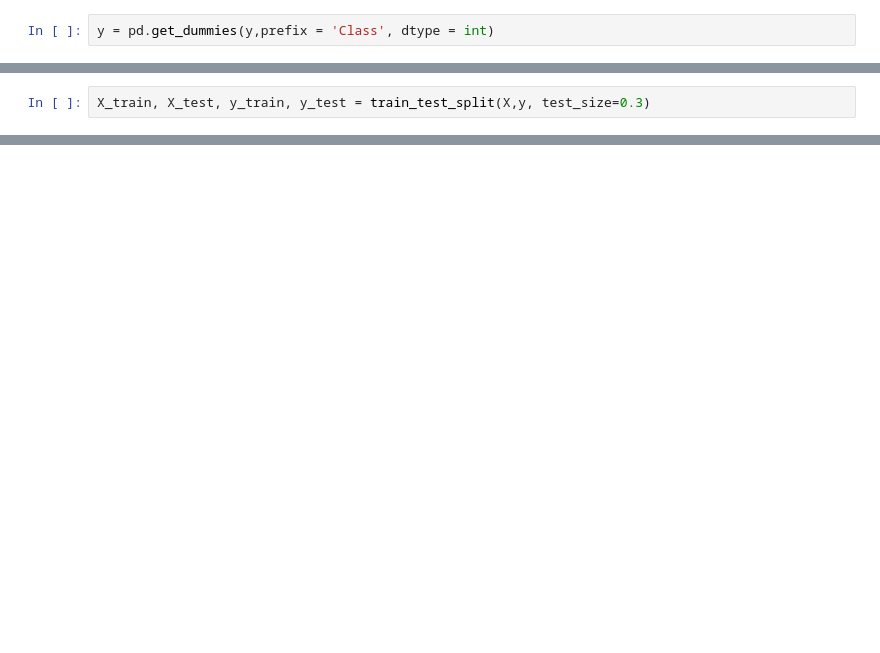
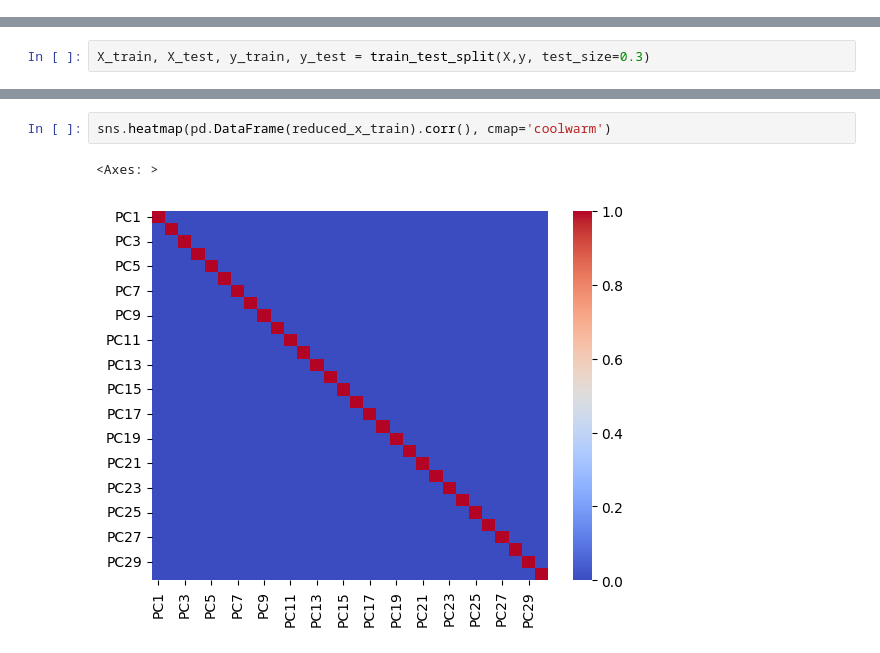
Before and after one commit to jotanavarrete/goalguru, a Jupyter notebook: notebooks/juan/soccer_model_training.ipynb, the cells around one changed output, grey strips where cells are left out. Drawn from its saved outputs; the diff is of its cells as text; blank space fills up the shorter version.

```diff
--- a/notebooks/juan/soccer_model_training.ipynb
+++ b/notebooks/juan/soccer_model_training.ipynb
@@ -218,2 +249,0 @@ X.shape
-# %%
-y = pd.get_dummies(y,prefix = 'Class', dtype = int)
@@ -230,0 +290,5 @@ reduced_x_test = pd.DataFrame(data = pca.transform(X_test), columns = ['PC1', 'P
+# %%
+sns.heatmap(pd.DataFrame(reduced_x_train).corr(), cmap='coolwarm')
+# %% [output]
+<Axes: >
+[figure, added]
```
Also changed, not shown: parts of 21 cells of this notebook, 9 other files.
